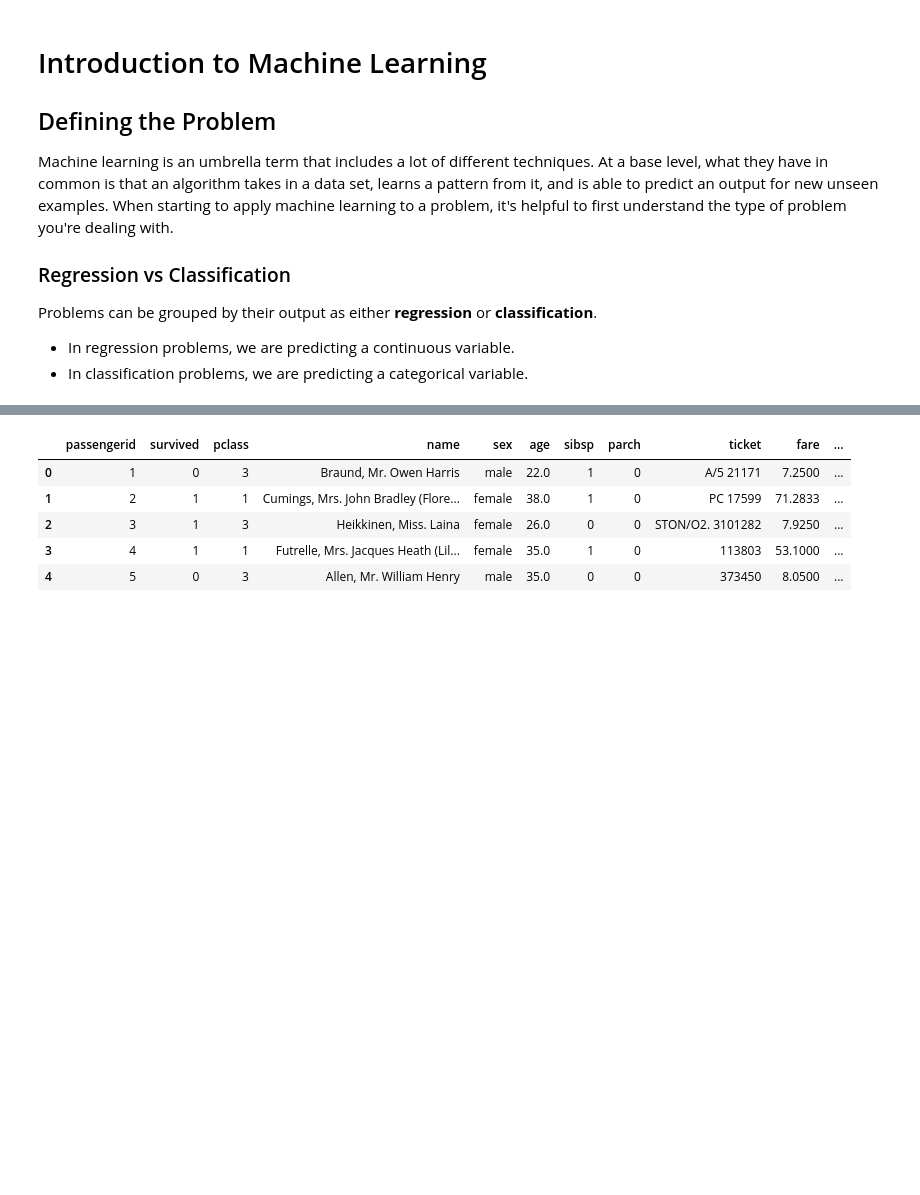
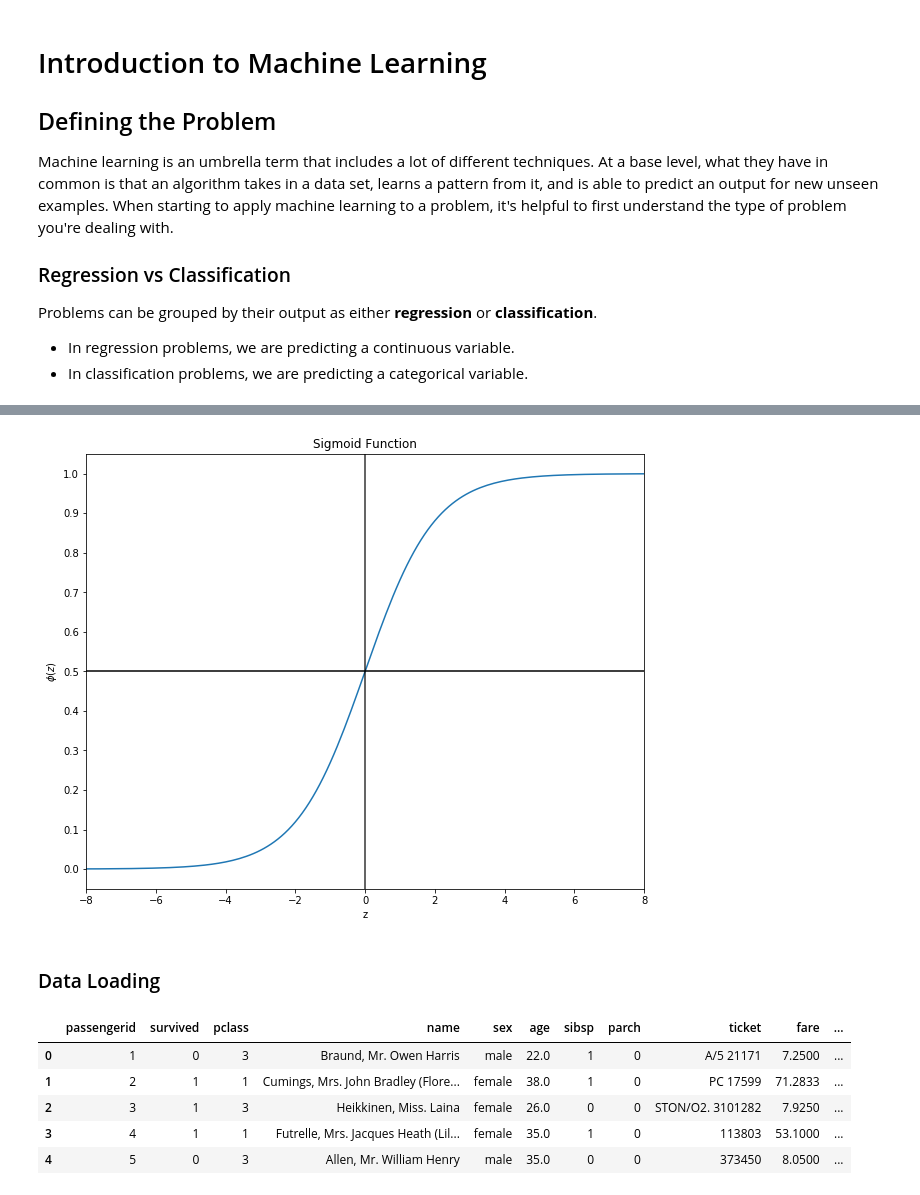
Before and after one commit to CUNYTechPrep/2020-spring-datascience, a Jupyter notebook: Week3_3.26/Machine_Learning_Introduction.ipynb, the cells around one changed output, grey strips where cells are left out. Drawn from its saved outputs; the diff is of its cells as text; code cells hidden in the pictures; blank space fills up the shorter version.

Commit message:
Regression/Classification
Added images of regression and visualized the sigmoid function

```diff
--- a/Week3_3.26/Machine_Learning_Introduction.ipynb
+++ b/Week3_3.26/Machine_Learning_Introduction.ipynb
@@ -24,3 +53,27 @@ from sklearn.metrics import confusion_matrix
+# %%
+# Sigmoid function
+def sigmoid(z):
+    return 1/(1 + np.exp(-z))
+
+
+z = np.arange(-10, 10, 0.1)
+phi = sigmoid(z)
+
+#sigmoid visualization
+fig, ax =plt.subplots(figsize=(10,8))
+ax.plot(z, phi)
+ax.axvline(0, c='k', alpha=0.8)
+ax.axhline(0.5, c='k')
+ax.set_xlim(-8, 8)
+ax.set_xlabel('z')
+ax.set_ylabel('$\phi(z)$')
+ax.set_title('Sigmoid Function')
+ax.set_yticks(np.arange(0, 1.1, 0.1))
+plt.show()
+# %% [output]
+[figure, added]
+# %% [markdown]
+### Data Loading
 # %%
 df = pd.read_csv('titanic.csv')
 df = df.rename(columns = {key:key.lower() for key in df.columns})
```
Also changed, not shown: parts of 4 cells of this notebook, 1 other file.
